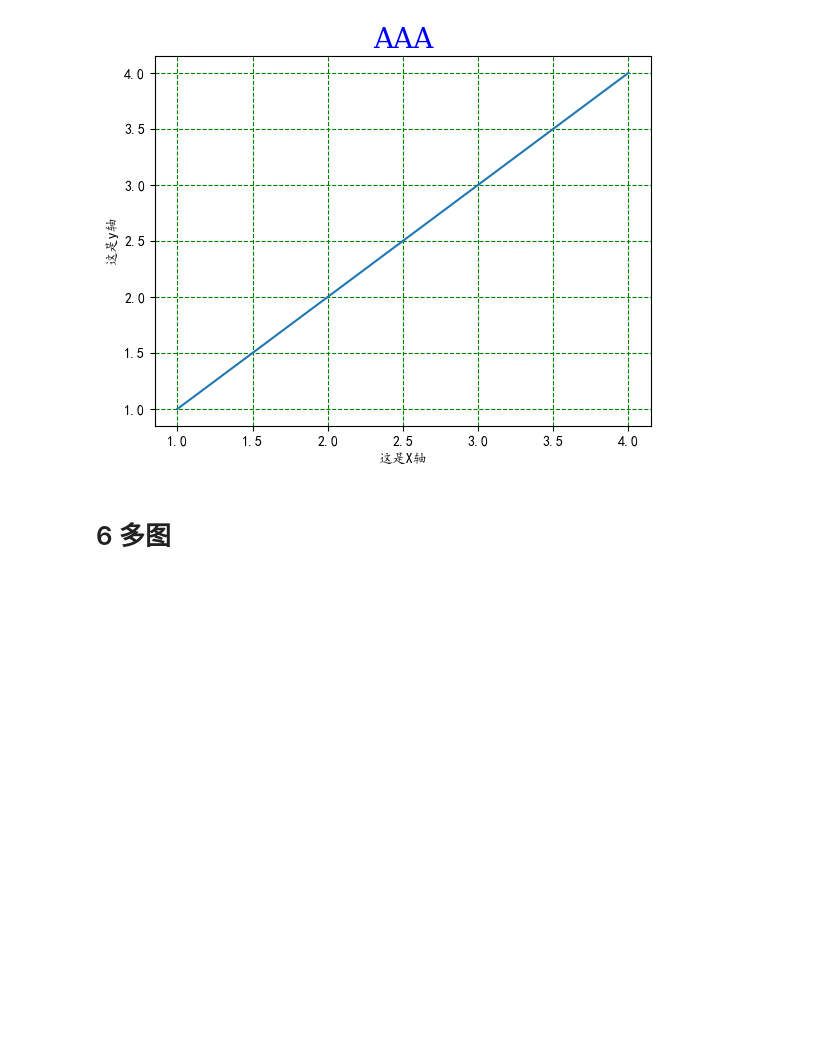
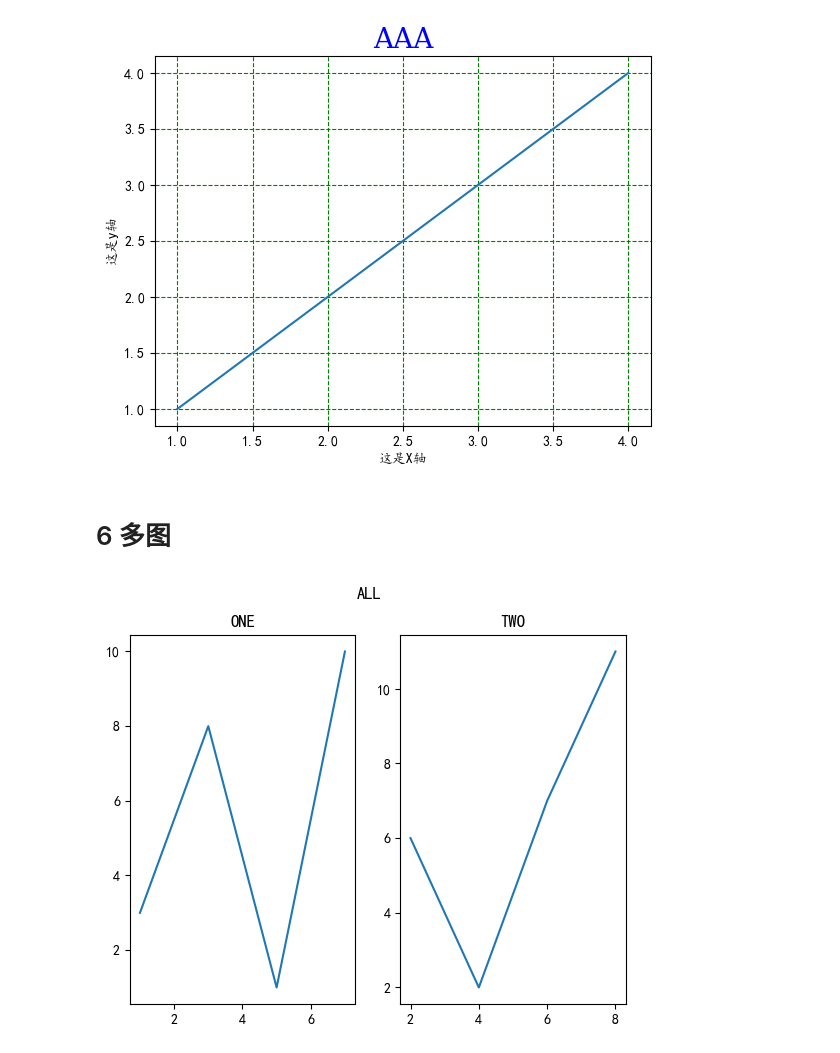
Before and after one commit to 1517005260/ai-learning, a Jupyter notebook: data-analysis/Matplotlib/notes.ipynb, the cells around one changed output. Cells and saved outputs as stored; diff of their text form; code cells hidden in the pictures; blank space fills up the shorter version.

```diff
--- a/data-analysis/Matplotlib/notes.ipynb
+++ b/data-analysis/Matplotlib/notes.ipynb
@@ -127,3 +127,24 @@ plt.show()
 [figure]
 # %% [markdown]
 # 6 多图
+# %%
+# plot1
+x1 = np.array([1,3,5,7])
+y1 = np.array([3,8,1,10])
+
+plt.subplot(1,2,1) # 一行两列的图组，本图为1号
+plt.plot(x1,y1)
+plt.title("ONE")
+
+# plot2
+x2 = np.array([2,4,6,8])
+y2 = np.array([6,2,7,11])
+
+plt.subplot(1,2,2)
+plt.plot(x2,y2)
+plt.title("TWO")
+
+plt.suptitle("ALL")
+plt.show()
+# %% [output]
+[figure, added]
```
Also changed, not shown: parts of 13 cells of this notebook.
